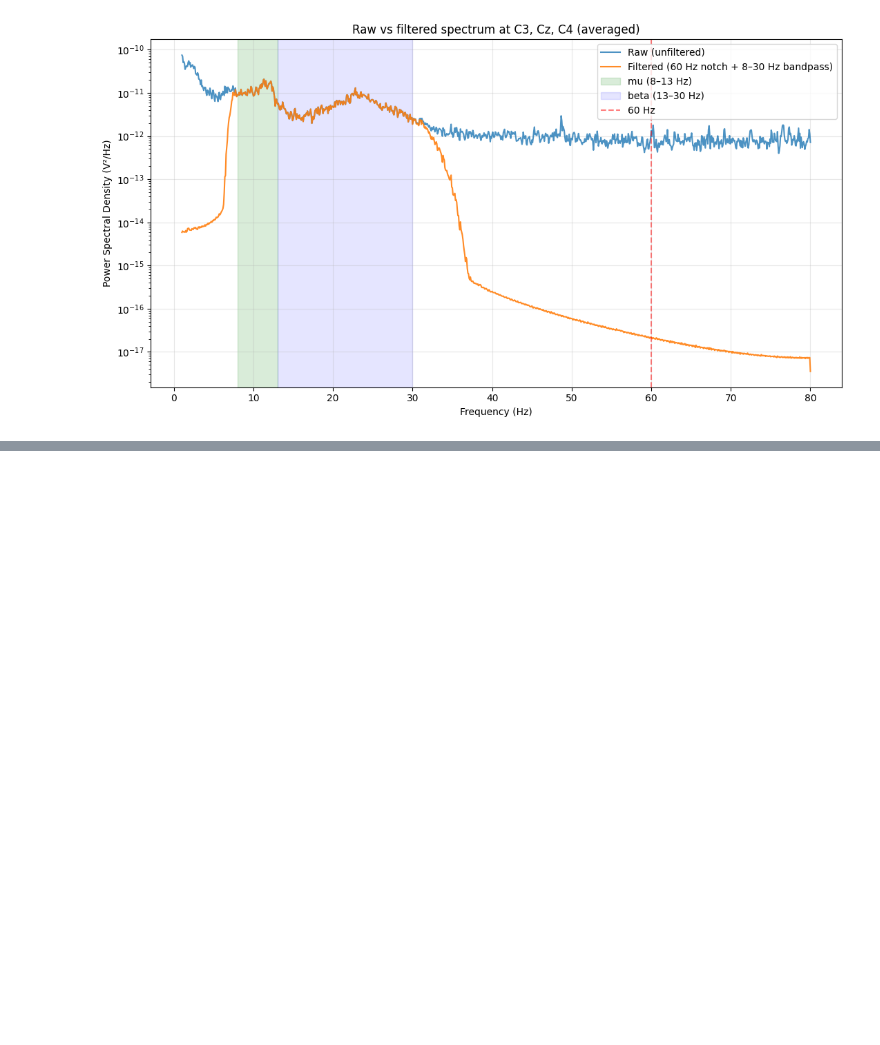
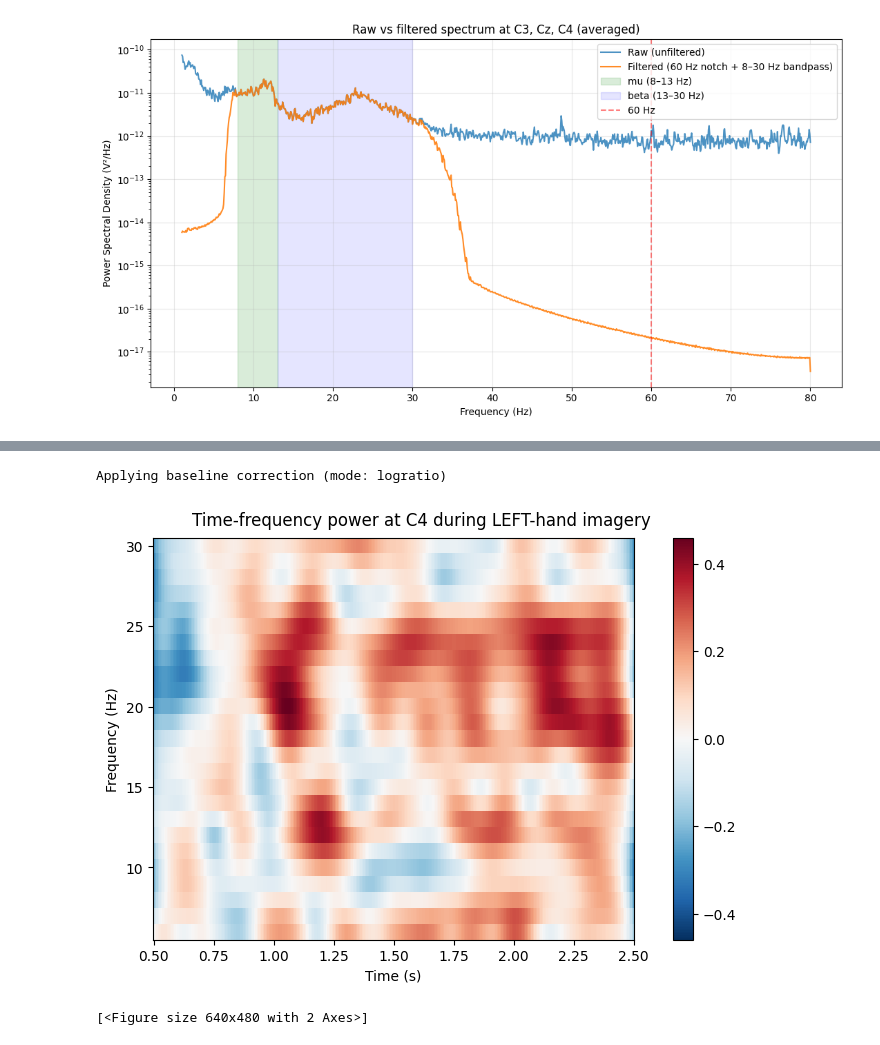
Before and after one commit to IbeeckC/EEG_BCI-pi, a Jupyter notebook: notebooks/01_physionet.ipynb, the cells around one changed output, grey strips where cells are left out. Saved outputs shown, nothing was run; the diff lists cells and outputs as text; code cells hidden in the pictures; blank space fills up the shorter version.

Commit message:
Add time-frequency ERD analysis with pre-cue baseline (E10)

```diff
--- a/notebooks/01_physionet.ipynb
+++ b/notebooks/01_physionet.ipynb
@@ -330,0 +364,33 @@ Effective window size : 12.800 (s)
+# %%
+# E10: Time-frequency plot showing ERD/ERS over the trial
+# Use the broadband `epochs` (NOT the narrowband epochs_filt) so the TFR is informative
+
+from mne.time_frequency import tfr_morlet
+
+# Frequencies to analyze: 6-30 Hz covers mu and beta
+freqs_tfr = np.arange(6, 31, 1)        # 6,7,...,30 Hz
+n_cycles = freqs_tfr / 2.0             # number of wavelet cycles per frequency (standard choice)
+
+# Compute time-frequency power for LEFT-hand imagery, at C4 (right motor cortex)
+# (imagining LEFT hand should show ERD over C4)
+tfr_left = epochs['T1'].compute_tfr(
+    method='morlet',
+    freqs=freqs_tfr,
+    n_cycles=n_cycles,
+    return_itc=False,
+    average=True,
+    picks=['C3', 'C4'],
+)
+
+# Plot, using the pre-cue period as baseline so ERD/ERS show as change
+# Our epochs run 0.5-2.5s; use the first 0.5s as a rough baseline reference
+tfr_left.plot(
+    picks=['C4'],
+    baseline=(0.5, 1.0),
+    mode='logratio',
+    title='Time-frequency power at C4 during LEFT-hand imagery',
+)
+# %% [output]
+Applying baseline correction (mode: logratio)
+[figure, added]
+[<Figure size 640x480 with 2 Axes>]
```
Also changed, not shown: parts of 9 cells of this notebook.
